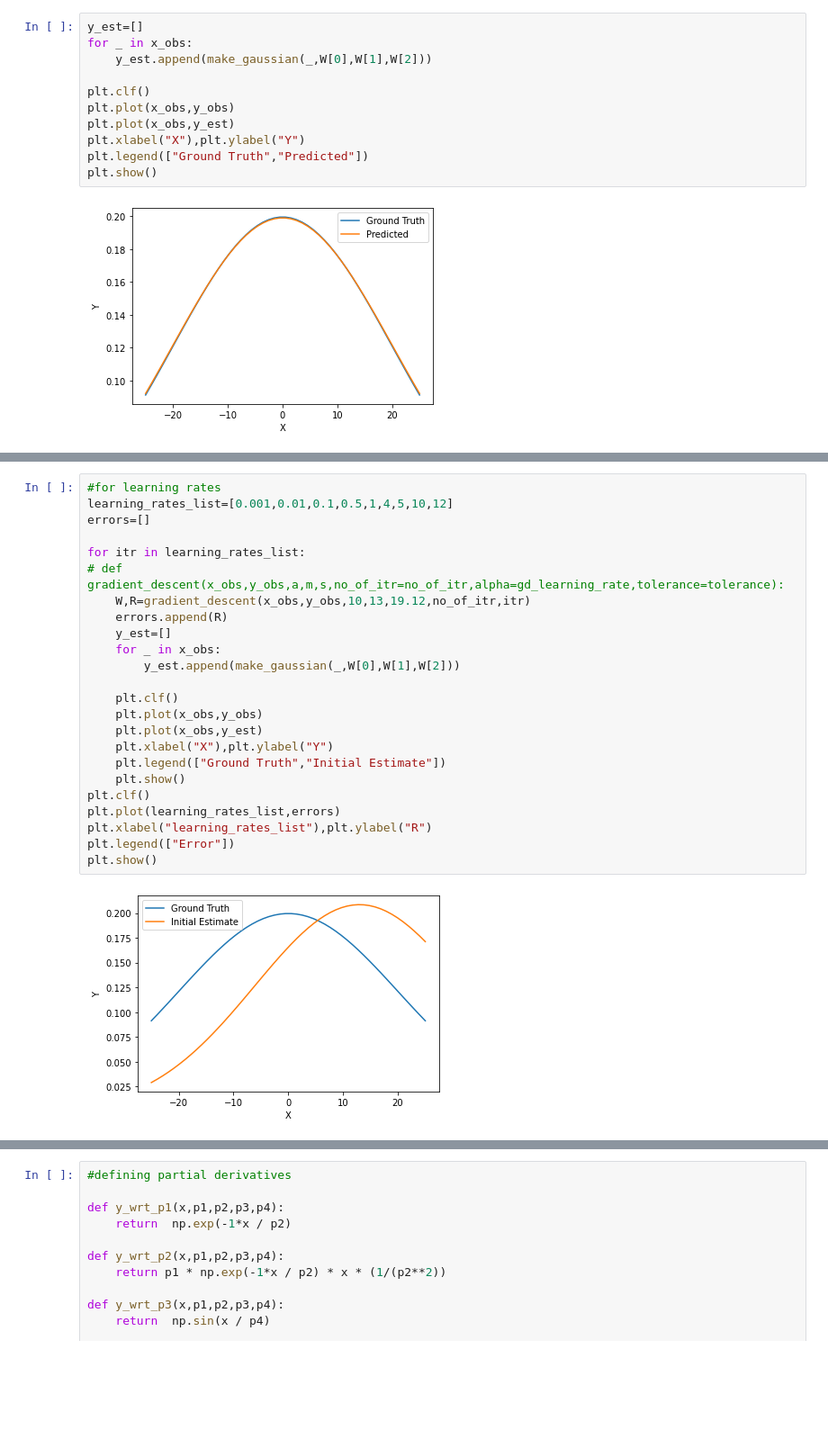
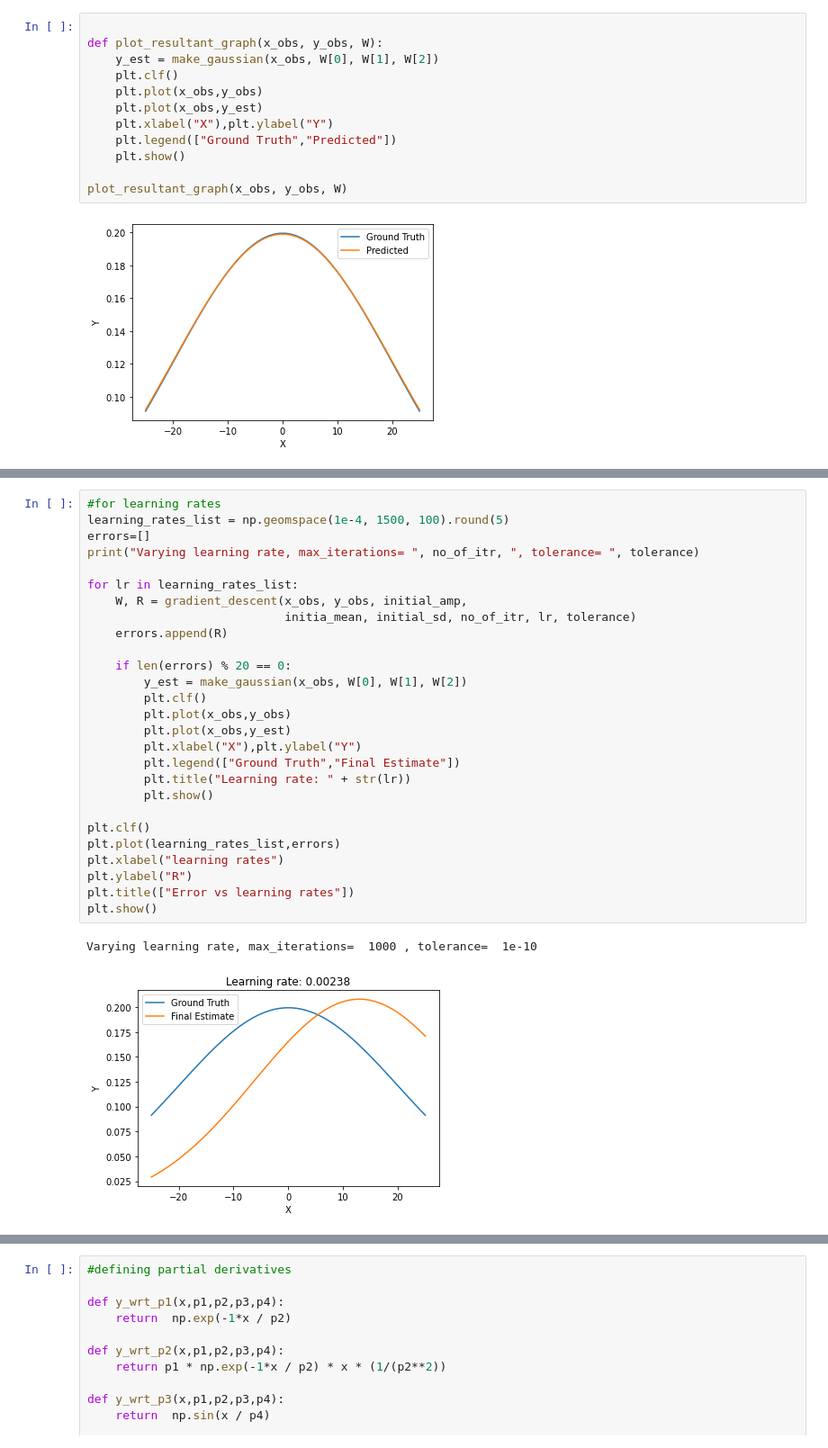
Before and after one commit to BhaskarJoshi-01/Mobile-Robotics---Monsoon-2021, a Jupyter notebook: Assignment-3/Assignment-3.ipynb, the cells around one changed output, grey strips where cells are left out. Shown at 90% size. Saved outputs shown, nothing was run; the diff lists cells and outputs as text; blank space fills up the shorter version.

```diff
--- a/Assignment-3/Assignment-3.ipynb
+++ b/Assignment-3/Assignment-3.ipynb
@@ -227,14 +220,15 @@ W,R=gradient_descent(x_obs,y_obs,10,13,19.12)
 # %%
-y_est=[]
-for _ in x_obs:
-    y_est.append(make_gaussian(_,W[0],W[1],W[2]))
 
-plt.clf()
-plt.plot(x_obs,y_obs)
-plt.plot(x_obs,y_est)
-plt.xlabel("X"),plt.ylabel("Y")
-plt.legend(["Ground Truth","Predicted"])
-plt.show()
+def plot_resultant_graph(x_obs, y_obs, W):
+    y_est = make_gaussian(x_obs, W[0], W[1], W[2])
+    plt.clf()
+    plt.plot(x_obs,y_obs)
+    plt.plot(x_obs,y_est)
+    plt.xlabel("X"),plt.ylabel("Y")
+    plt.legend(["Ground Truth","Predicted"])
+    plt.show()
+
+plot_resultant_graph(x_obs, y_obs, W)
 # %% [output]
 [figure]
 # %%
@@ -271,26 +268,30 @@ plt.show()
 # %%
 #for learning rates
-learning_rates_list=[0.001,0.01,0.1,0.5,1,4,5,10,12]
+learning_rates_list = np.geomspace(1e-4, 1500, 100).round(5)
 errors=[]
+print("Varying learning rate, max_iterations= ", no_of_itr, ", tolerance= ", tolerance)
 
-for itr in learning_rates_list:
-# def gradient_descent(x_obs,y_obs,a,m,s,no_of_itr=no_of_itr,alpha=gd_learning_rate,tolerance=tolerance):
-    W,R=gradient_descent(x_obs,y_obs,10,13,19.12,no_of_itr,itr)
+for lr in learning_rates_list:
+    W, R = gradient_descent(x_obs, y_obs, initial_amp,
+                            initia_mean, initial_sd, no_of_itr, lr, tolerance)
     errors.append(R)
-    y_est=[]
-    for _ in x_obs:
-        y_est.append(make_gaussian(_,W[0],W[1],W[2]))
 
-    plt.clf()
-    plt.plot(x_obs,y_obs)
-    plt.plot(x_obs,y_est)
-    plt.xlabel("X"),plt.ylabel("Y")
-    plt.legend(["Ground Truth","Initial Estimate"])
-    plt.show()
+    if len(errors) % 20 == 0:
+        y_est = make_gaussian(x_obs, W[0], W[1], W[2])
+        plt.clf()
+        plt.plot(x_obs,y_obs)
+        plt.plot(x_obs,y_est)
+        plt.xlabel("X"),plt.ylabel("Y")
+        plt.legend(["Ground Truth","Final Estimate"])
+        plt.title("Learning rate: " + str(lr))
+        plt.show()
+
 plt.clf()
 plt.plot(learning_rates_list,errors)
-plt.xlabel("learning_rates_list"),plt.ylabel("R")
-plt.legend(["Error"])
+plt.xlabel("learning rates")
+plt.ylabel("R")
+plt.title(["Error vs learning rates"])
 plt.show()
 # %% [output]
+Varying learning rate, max_iterations=  1000 , tolerance=  1e-10
-[figure, old version]
+[figure, new version]
```
Also changed, not shown: parts of 9 cells of this notebook.
